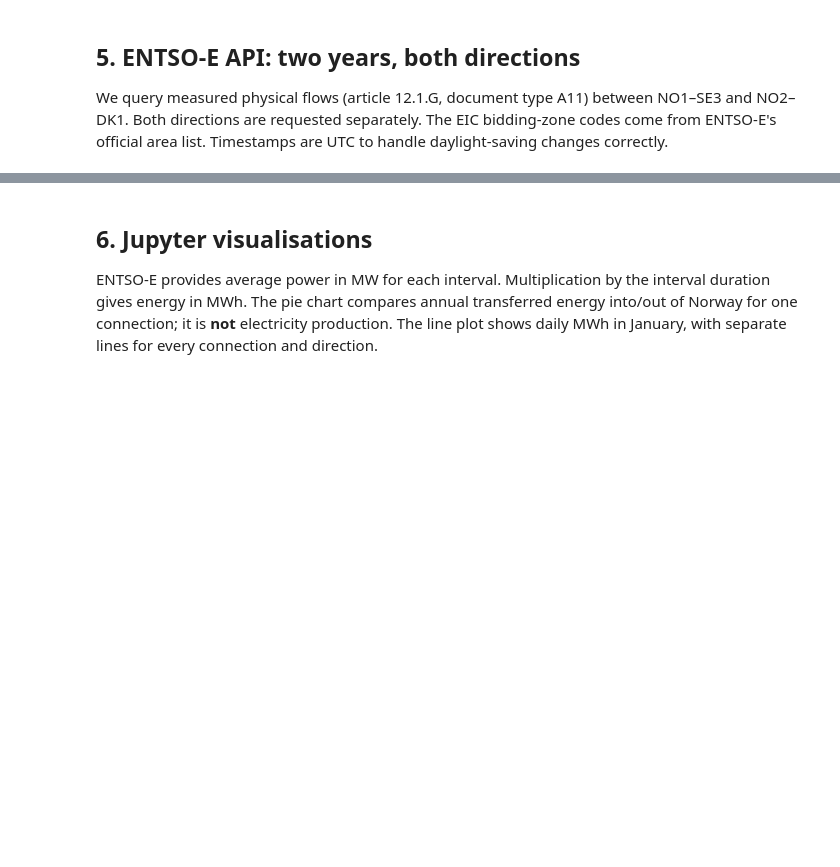
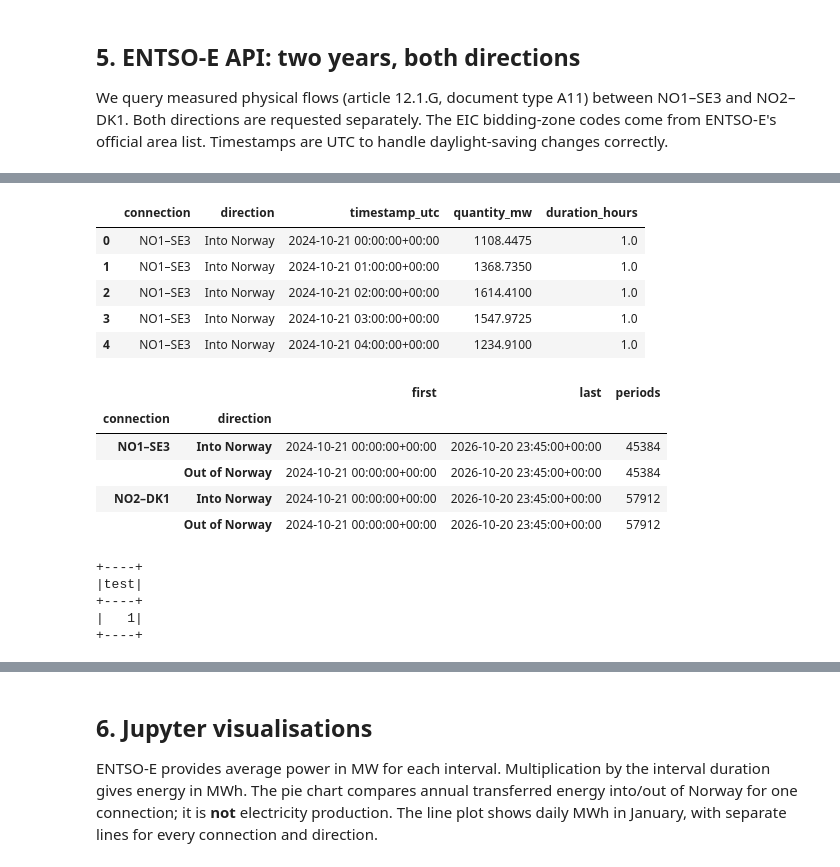
Before and after one commit to Yangocito/ind320-reservoir-dashboard-yangocito, a Jupyter notebook: IND320_reservoirs_analysis.ipynb, the cells around one changed output, grey strips where cells are left out. Cells and saved outputs as stored; diff of their text form; code cells hidden in the pictures; blank space fills up the shorter version.

```diff
--- a/IND320_reservoirs_analysis.ipynb
+++ b/IND320_reservoirs_analysis.ipynb
@@ -209,7 +211,7 @@ The EIC bidding-zone codes come from ENTSO-E's official area list.
 Timestamps are UTC to handle daylight-saving changes correctly.
 # %%
 # Use a rolling two-year interval ending at the most recent complete UTC day.
-ENTSOE_TOKEN = os.getenv("ENTSOE_TOKEN", "").strip()
+ENTSOE_TOKEN = getpass("Lim inn ENTSO-E-tokenet og trykk Enter: ").strip()
 end_utc = pd.Timestamp.now(tz="UTC").normalize()
 start_utc = end_utc - pd.DateOffset(years=2)
 print("Requested UTC interval:", start_utc, "to", end_utc)
@@ -232,3 +234,33 @@ ENTSO-E API request skipped: token not yet granted. Set ENTSOE_TOKEN privately a
+|  | connection | direction | timestamp_utc | quantity_mw | duration_hours |
+| 0 | NO1–SE3 | Into Norway | 2024-10-21 00:00:00+00:00 | 1108.4475 | 1.0 |
+| 1 | NO1–SE3 | Into Norway | 2024-10-21 01:00:00+00:00 | 1368.7350 | 1.0 |
+| 2 | NO1–SE3 | Into Norway | 2024-10-21 02:00:00+00:00 | 1614.4100 | 1.0 |
+| 3 | NO1–SE3 | Into Norway | 2024-10-21 03:00:00+00:00 | 1547.9725 | 1.0 |
+| 4 | NO1–SE3 | Into Norway | 2024-10-21 04:00:00+00:00 | 1234.9100 | 1.0 |
+|  |  | first | last | periods |
+| connection | direction |  |  |  |
+| NO1–SE3 | Into Norway | 2024-10-21 00:00:00+00:00 | 2026-10-20 23:45:00+00:00 | 45384 |
+|  | Out of Norway | 2024-10-21 00:00:00+00:00 | 2026-10-20 23:45:00+00:00 | 45384 |
+| NO2–DK1 | Into Norway | 2024-10-21 00:00:00+00:00 | 2026-10-20 23:45:00+00:00 | 57912 |
+|  | Out of Norway | 2024-10-21 00:00:00+00:00 | 2026-10-20 23:45:00+00:00 | 57912 |
+# %%
+import os
+import sys
+
+spark.stop()
+os.environ["PYSPARK_PYTHON"] = sys.executable
+os.environ["PYSPARK_DRIVER_PYTHON"] = sys.executable
+
+spark = start_spark(CASSANDRA_HOST, CASSANDRA_PORT)
+
+# Denne testen starter også en Python-arbeidsprosess.
+spark.createDataFrame([(1,)], ["test"]).show()
+# %% [output]
++----+
+|test|
++----+
+|   1|
++----+
 # %%
 # Spark writes the raw API points to Cassandra. Then Spark reads and
 # extracts only the relevant columns/interval and sums MW × hours by UTC day.
```
Also changed, not shown: parts of 12 cells of this notebook, 1 other file.
